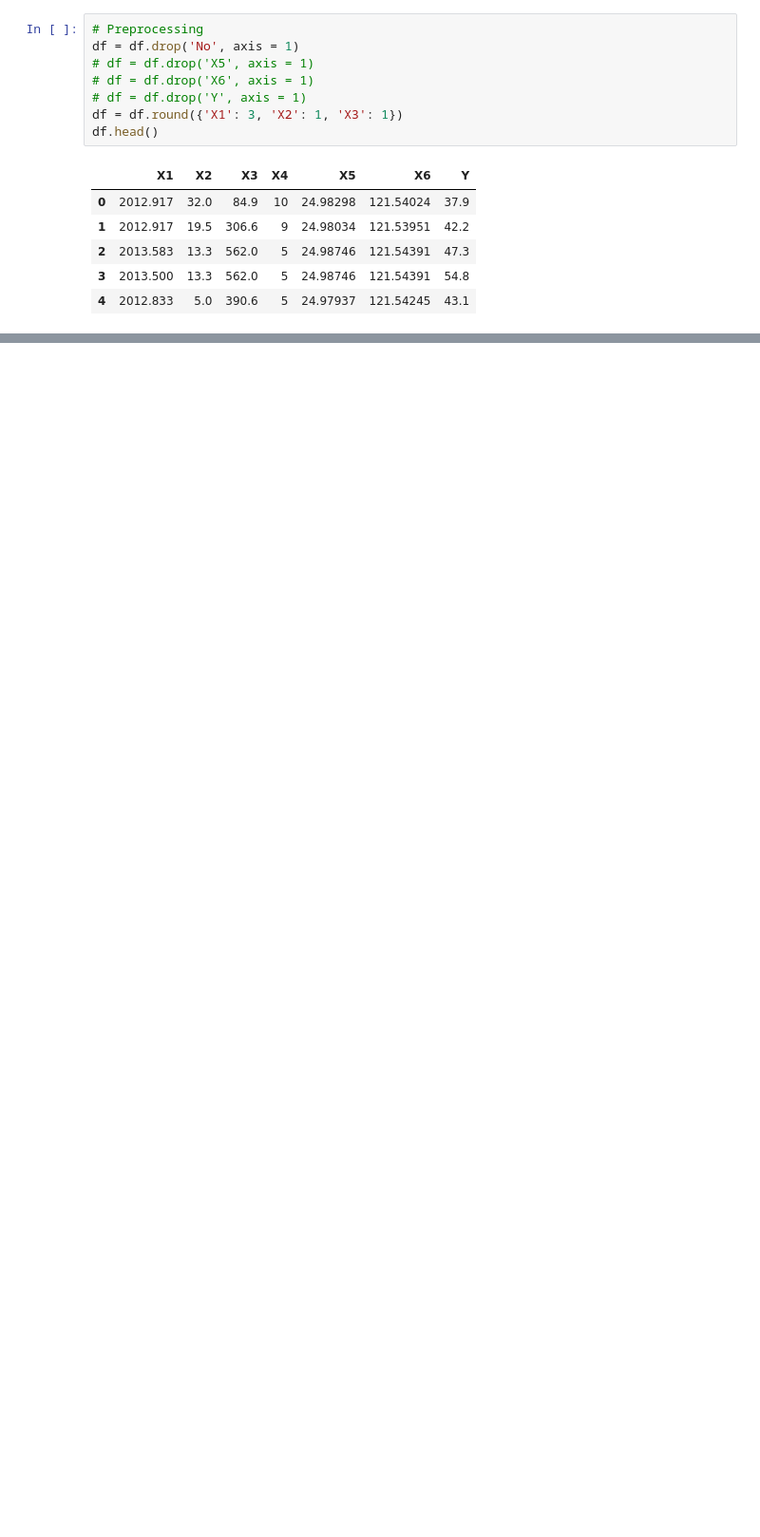
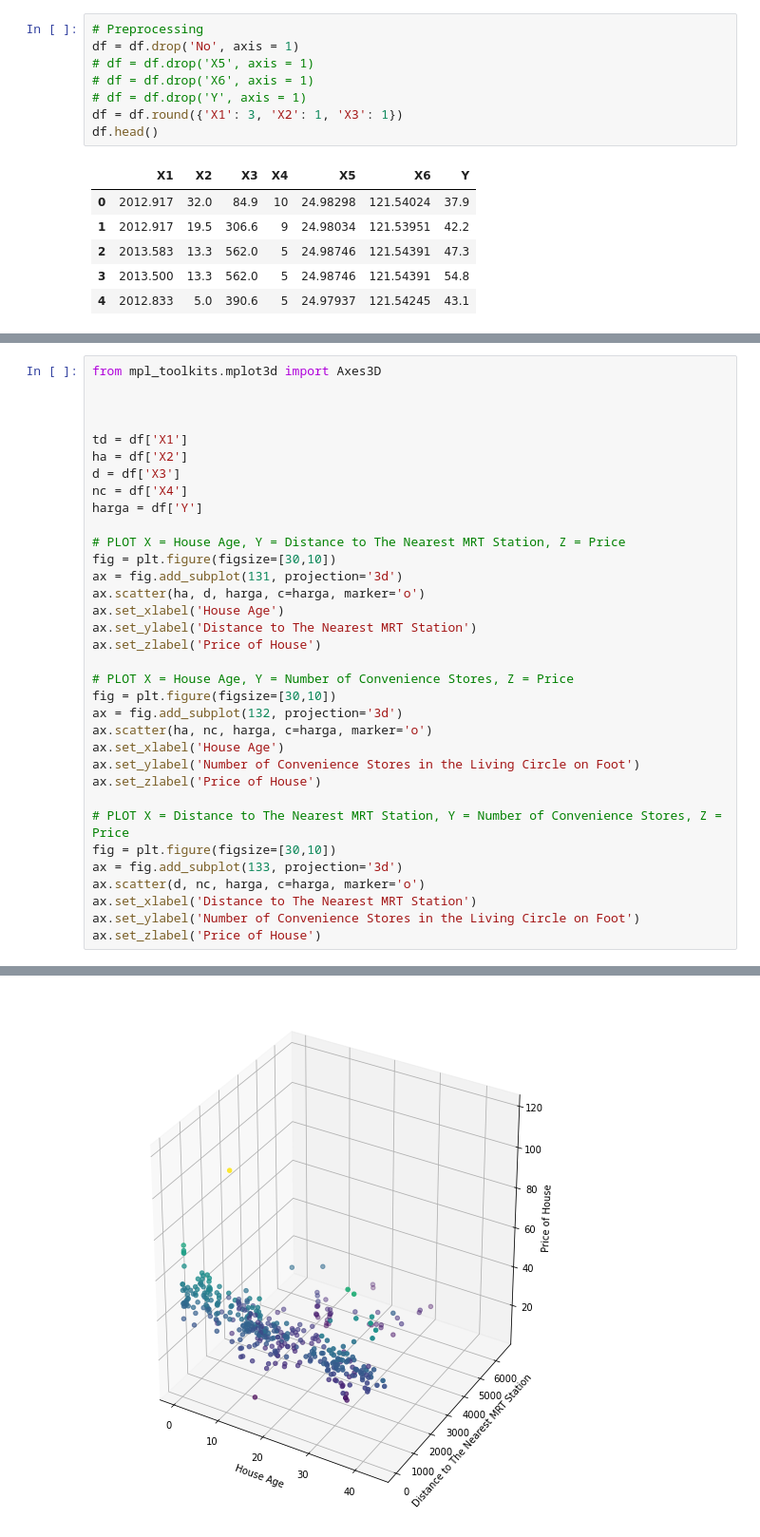
Before and after one commit to yonandaputri/GRNN, a Jupyter notebook: GRNN.ipynb, the cells around one changed output, grey strips where cells are left out. Shown at 95% size. Drawn from its saved outputs; the diff is of its cells as text; blank space fills up the shorter version.

```diff
--- a/GRNN.ipynb
+++ b/GRNN.ipynb
@@ -42,0 +126,35 @@ df.head()
+# %%
+from mpl_toolkits.mplot3d import Axes3D
+
+
+
+td = df['X1']
+ha = df['X2']
+d = df['X3']
+nc = df['X4']
+harga = df['Y']
+
+# PLOT X = House Age, Y = Distance to The Nearest MRT Station, Z = Price
+fig = plt.figure(figsize=[30,10])
+ax = fig.add_subplot(131, projection='3d')
+ax.scatter(ha, d, harga, c=harga, marker='o')
+ax.set_xlabel('House Age')
+ax.set_ylabel('Distance to The Nearest MRT Station')
+ax.set_zlabel('Price of House')
+
+# PLOT X = House Age, Y = Number of Convenience Stores, Z = Price
+fig = plt.figure(figsize=[30,10])
+ax = fig.add_subplot(132, projection='3d')
+ax.scatter(ha, nc, harga, c=harga, marker='o')
+ax.set_xlabel('House Age')
+ax.set_ylabel('Number of Convenience Stores in the Living Circle on Foot')
+ax.set_zlabel('Price of House')
+
+# PLOT X = Distance to The Nearest MRT Station, Y = Number of Convenience Stores, Z = Price
+fig = plt.figure(figsize=[30,10])
+ax = fig.add_subplot(133, projection='3d')
+ax.scatter(d, nc, harga, c=harga, marker='o')
+ax.set_xlabel('Distance to The Nearest MRT Station')
+ax.set_ylabel('Number of Convenience Stores in the Living Circle on Foot')
+ax.set_zlabel('Price of House')
+# %% [output]
@@ -42,0 +162 @@ df.head()
+[figure, added]
```
Also changed, not shown: parts of 23 cells of this notebook.
